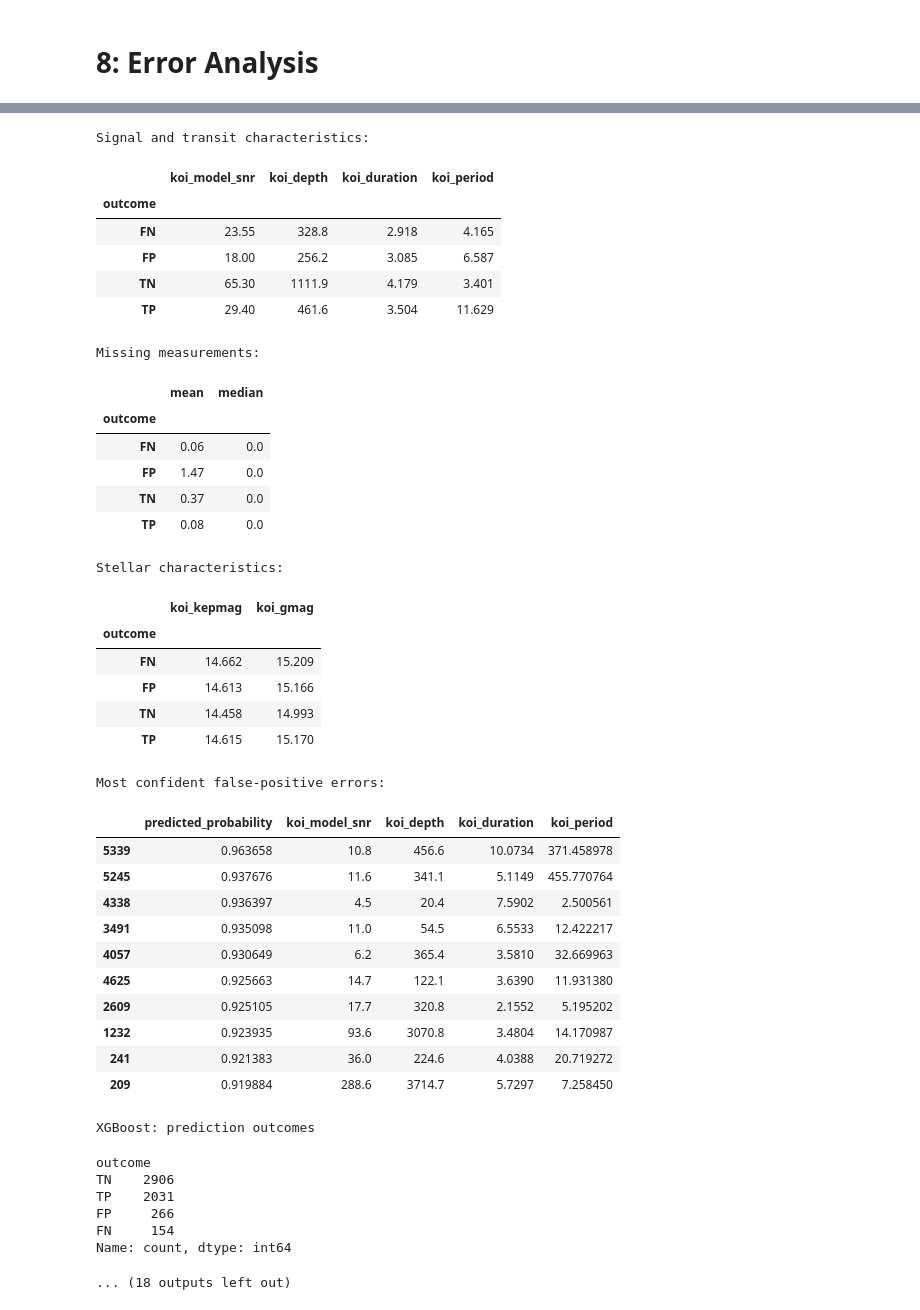
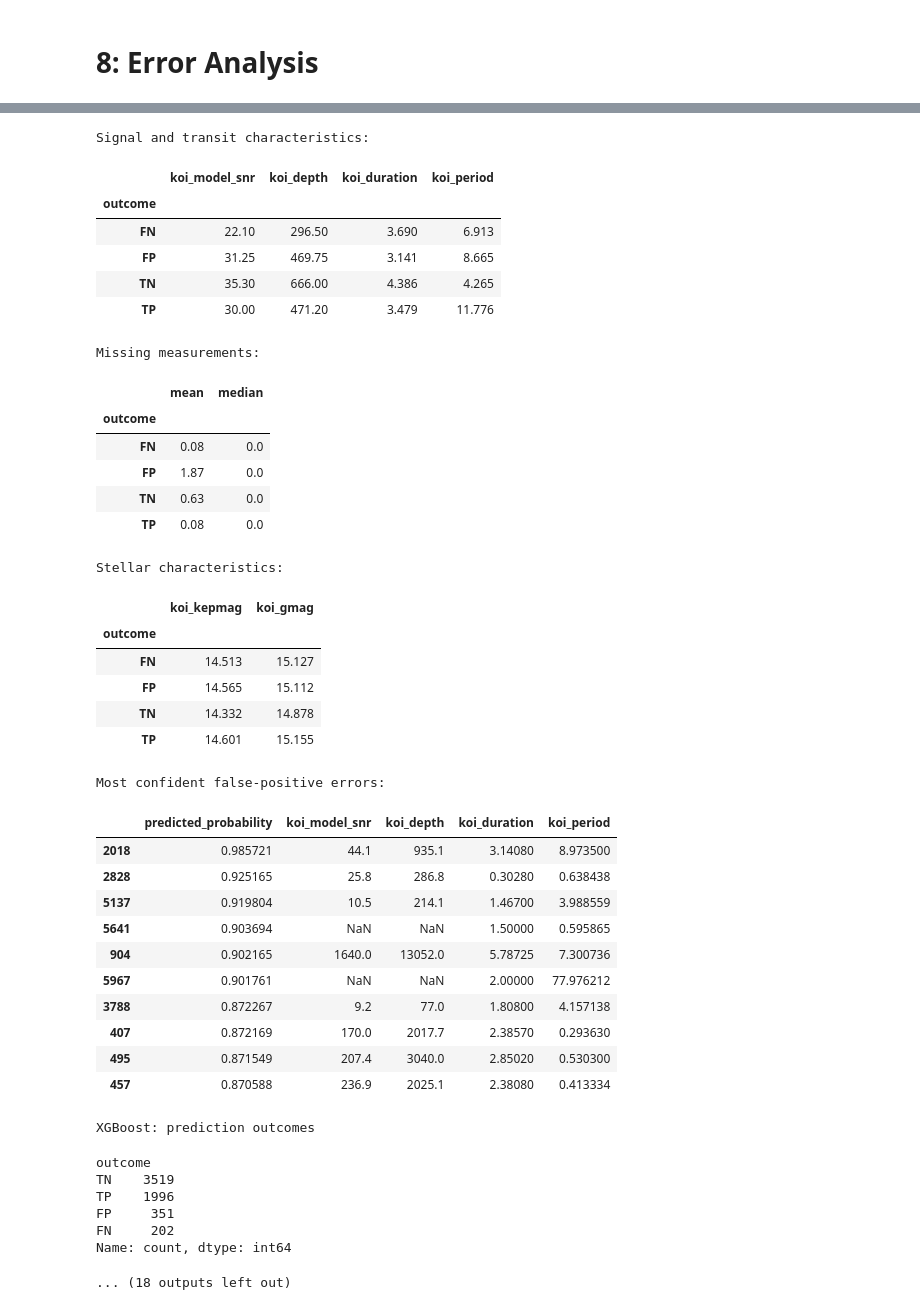
Before and after one commit to lenamadi103/kepler-exoplanet-ml, a Jupyter notebook: kepler_project.ipynb, the cells around one changed output, grey strips where cells are left out. Saved outputs shown, nothing was run; the diff lists cells and outputs as text; code cells hidden in the pictures.

```diff
--- a/kepler_project.ipynb
+++ b/kepler_project.ipynb
@@ -13,7 +13,7 @@ import pandas as pd
 import numpy as np
 
 # Load the dataset from the data folder
-df_raw = pd.read_csv('data/D25table.csv', comment='#')
+df_raw = pd.read_csv('data/cumulative.csv', comment='#')
 
 #dimensions (Rows and Columns)
 print(f"Dataset Shape: {df_raw.shape}")
@@ -714,7 +622,7 @@ def make_mlp_pipeline():
 # %% [markdown]
 **Logistic regression:** grid search over the inverse regularization strength `C` (log-spaced), scored by PR-AUC on the grouped folds.
 # %%
-C_GRID = np.logspace(-3, 2, 11)
+C_GRID = np.logspace(-3, 3, 13)
 
 scoring = {
     "pr_auc": auc_pr_scorer,
@@ -796,7 +707,7 @@ xgb_search = RandomizedSearchCV(
     scoring=scoring,
     refit="pr_auc",
     cv=folds,
-    n_jobs=-1,
+    n_jobs=1,
     random_state=SEED,
     return_train_score=True,
     error_score="raise"
@@ -1275,9 +1162,9 @@ def analyze_model_errors(name, probabilities, threshold):
           .round(2)
     )
 
-    # 3. Stellar brightness and sky position
+    # 3. Stellar brightness
     star_cols = [
-        c for c in ["koi_kepmag", "koi_gmag", "ra", "dec"]
+        c for c in ["koi_kepmag", "koi_gmag"]
         if c in df.columns
     ]
 
@@ -1324,42 +1211,42 @@ FN     214
 Name: count, dtype: int64
 Signal and transit characteristics:
 |  | koi_model_snr | koi_depth | koi_duration | koi_period |
 | outcome |  |  |  |  |
-| FN | 23.55 | 328.8 | 2.918 | 4.165 |
-| FP | 18.00 | 256.2 | 3.085 | 6.587 |
-| TN | 65.30 | 1111.9 | 4.179 | 3.401 |
-| TP | 29.40 | 461.6 | 3.504 | 11.629 |
+| FN | 22.10 | 296.50 | 3.690 | 6.913 |
+| FP | 31.25 | 469.75 | 3.141 | 8.665 |
+| TN | 35.30 | 666.00 | 4.386 | 4.265 |
+| TP | 30.00 | 471.20 | 3.479 | 11.776 |
 Missing measurements:
 |  | mean | median |
 | outcome |  |  |
-| FN | 0.06 | 0.0 |
-| FP | 1.47 | 0.0 |
-| TN | 0.37 | 0.0 |
+| FN | 0.08 | 0.0 |
+| FP | 1.87 | 0.0 |
+| TN | 0.63 | 0.0 |
 | TP | 0.08 | 0.0 |
 Stellar characteristics:
 |  | koi_kepmag | koi_gmag |
 | outcome |  |  |
-| FN | 14.662 | 15.209 |
-| FP | 14.613 | 15.166 |
-| TN | 14.458 | 14.993 |
-| TP | 14.615 | 15.170 |
+| FN | 14.513 | 15.127 |
+| FP | 14.565 | 15.112 |
+| TN | 14.332 | 14.878 |
+| TP | 14.601 | 15.155 |
 Most confident false-positive errors:
 |  | predicted_probability | koi_model_snr | koi_depth | koi_duration | koi_period |
-| 5339 | 0.963658 | 10.8 | 456.6 | 10.0734 | 371.458978 |
-| 5245 | 0.937676 | 11.6 | 341.1 | 5.1149 | 455.770764 |
-| 4338 | 0.936397 | 4.5 | 20.4 | 7.5902 | 2.500561 |
-| 3491 | 0.935098 | 11.0 | 54.5 | 6.5533 | 12.422217 |
-| 4057 | 0.930649 | 6.2 | 365.4 | 3.5810 | 32.669963 |
-| 4625 | 0.925663 | 14.7 | 122.1 | 3.6390 | 11.931380 |
-| 2609 | 0.925105 | 17.7 | 320.8 | 2.1552 | 5.195202 |
-| 1232 | 0.923935 | 93.6 | 3070.8 | 3.4804 | 14.170987 |
-| 241 | 0.921383 | 36.0 | 224.6 | 4.0388 | 20.719272 |
-| 209 | 0.919884 | 288.6 | 3714.7 | 5.7297 | 7.258450 |
+| 2018 | 0.985721 | 44.1 | 935.1 | 3.14080 | 8.973500 |
+| 2828 | 0.925165 | 25.8 | 286.8 | 0.30280 | 0.638438 |
+| 5137 | 0.919804 | 10.5 | 214.1 | 1.46700 | 3.988559 |
+| 5641 | 0.903694 | NaN | NaN | 1.50000 | 0.595865 |
+| 904 | 0.902165 | 1640.0 | 13052.0 | 5.78725 | 7.300736 |
+| 5967 | 0.901761 | NaN | NaN | 2.00000 | 77.976212 |
+| 3788 | 0.872267 | 9.2 | 77.0 | 1.80800 | 4.157138 |
+| 407 | 0.872169 | 170.0 | 2017.7 | 2.38570 | 0.293630 |
+| 495 | 0.871549 | 207.4 | 3040.0 | 2.85020 | 0.530300 |
+| 457 | 0.870588 | 236.9 | 2025.1 | 2.38080 | 0.413334 |
 XGBoost: prediction outcomes
 outcome
-TN    2906
-TP    2031
-FP     266
-FN     154
+TN    3519
+TP    1996
+FP     351
+FN     202
 Name: count, dtype: int64
 ... (18 outputs left out)
```
Also changed, not shown: parts of 37 cells of this notebook, 3 other files.
